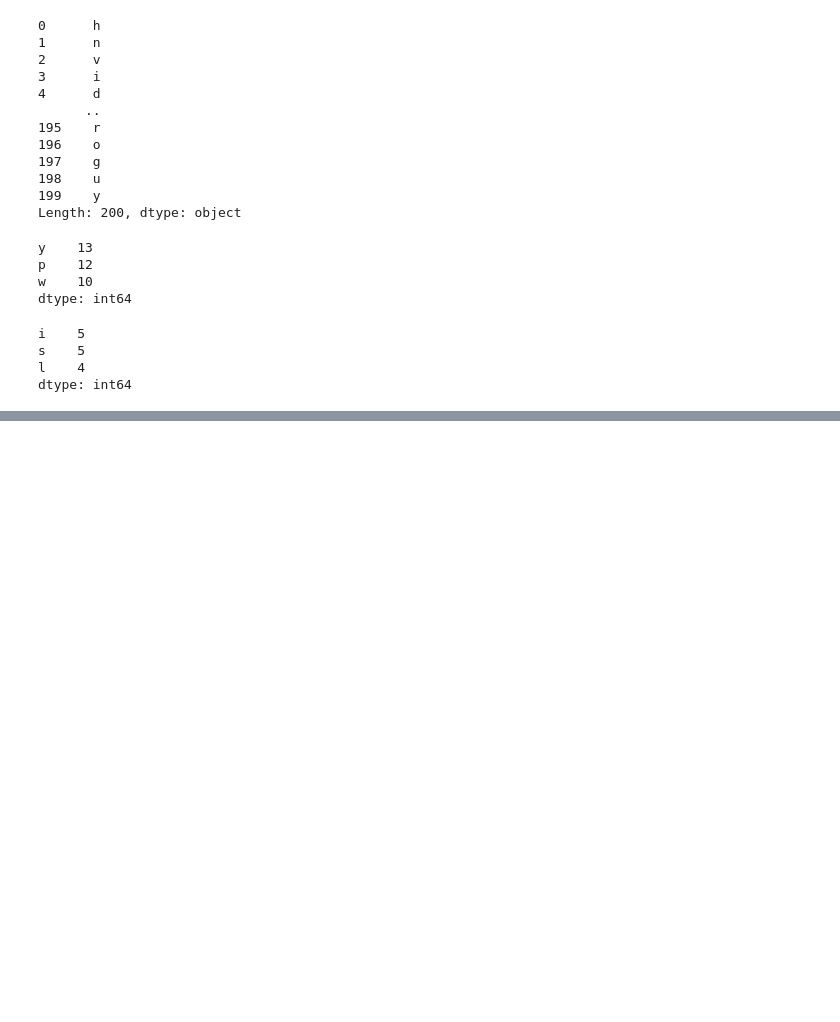
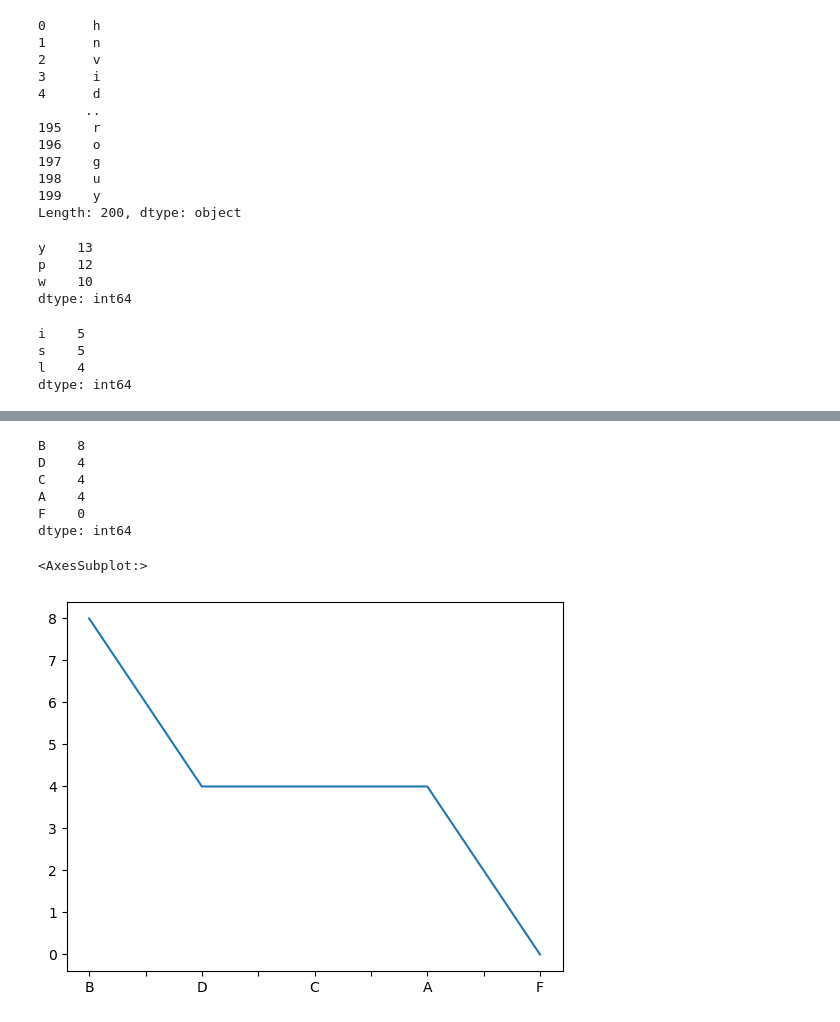
Before and after one commit to carlopdeleon/data-science-libraries, a Jupyter notebook: pandas_series.ipynb, the cells around one changed output, grey strips where cells are left out. Cells and saved outputs as stored; diff of their text form; code cells hidden in the pictures; blank space fills up the shorter version.

```diff
--- a/pandas_series.ipynb
+++ b/pandas_series.ipynb
@@ -349,0 +554,9 @@ TypeError: 'int' object is not iterable
+# %%
+# 4. Write the code necessary to implement a curve for your exam_grades Series and
+#  save this as curved_grades. Add the necessary points to the highest grade to make
+#  it 100, and add the same number of points to every other score in the Series as well.
+
+# class review solution
+
+curved_grades = exam_scores + (100 - exam_scores.max())
+curved_grades
@@ -349,0 +581,24 @@ TypeError: 'int' object is not iterable
+# %%
+# 5. Use a method to convert each of the numeric values in the curved_grades Series
+#.   into a categorical value of letter grades. For example, 86 should be a 'B' and 95
+#.   should be an 'A'. Save this as a Series named letter_grades.
+
+# class review solution
+
+bin_edges = [0, 60, 70, 80, 90, 100]
+bin_labels = ['F', 'D','C','B','A']
+letter_grades = pd.cut(curved_grades, bins = bin_edges, labels = bin_labels)
+letter_grades.value_counts()
+# %% [output]
+B    8
+D    4
+C    4
+A    4
+F    0
+dtype: int64
+# %%
+# 6. Plot your new categorical letter_grades Series in a meaninful way and include a title and axis labels.
+letter_grades.value_counts().plot()
+# %% [output]
+<AxesSubplot:>
+[figure, added]
```
Also changed, not shown: parts of 29 cells of this notebook.
